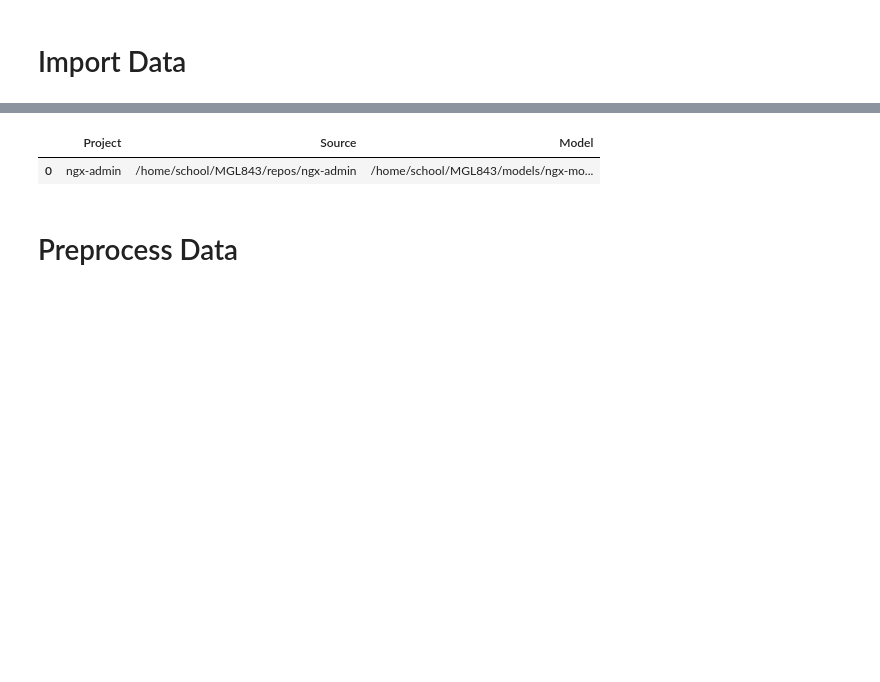
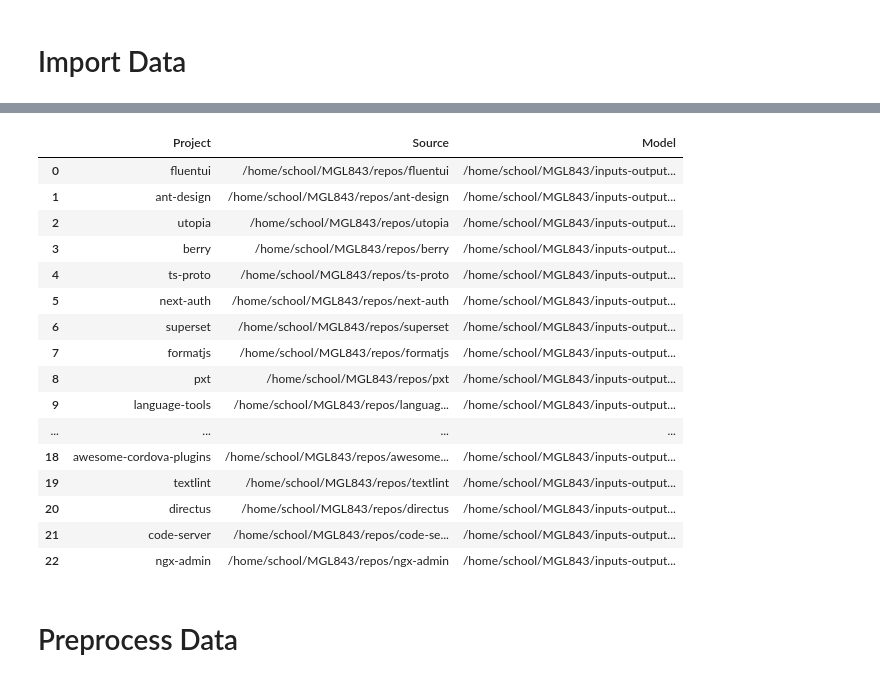
Before and after one commit to hcalex1/MGL843, a Jupyter notebook: notebooks/analysis.ipynb, the cells around one changed output, grey strips where cells are left out. Drawn from its saved outputs; the diff is of its cells as text; code cells hidden in the pictures; blank space fills up the shorter version.

```diff
--- a/notebooks/analysis.ipynb
+++ b/notebooks/analysis.ipynb
@@ -40,9 +46,24 @@ metrics
 # %%
-projects = pd.read_csv("../inputs-outputs/pharo_inputs.csv")
+projects = pd.read_csv("../inputs-outputs/models/repo_list.csv")
 projects
 # %% [output]
 |  | Project | Source | Model |
-| 0 | ngx-admin | /home/school/MGL843/repos/ngx-admin | /home/school/MGL843/models/ngx-mo... |
+| 0 | fluentui | /home/school/MGL843/repos/fluentui | /home/school/MGL843/inputs-output... |
+| 1 | ant-design | /home/school/MGL843/repos/ant-design | /home/school/MGL843/inputs-output... |
+| 2 | utopia | /home/school/MGL843/repos/utopia | /home/school/MGL843/inputs-output... |
+| 3 | berry | /home/school/MGL843/repos/berry | /home/school/MGL843/inputs-output... |
+| 4 | ts-proto | /home/school/MGL843/repos/ts-proto | /home/school/MGL843/inputs-output... |
+| 5 | next-auth | /home/school/MGL843/repos/next-auth | /home/school/MGL843/inputs-output... |
+| 6 | superset | /home/school/MGL843/repos/superset | /home/school/MGL843/inputs-output... |
+| 7 | formatjs | /home/school/MGL843/repos/formatjs | /home/school/MGL843/inputs-output... |
+| 8 | pxt | /home/school/MGL843/repos/pxt | /home/school/MGL843/inputs-output... |
+| 9 | language-tools | /home/school/MGL843/repos/languag... | /home/school/MGL843/inputs-output... |
+| ... | ... | ... | ... |
+| 18 | awesome-cordova-plugins | /home/school/MGL843/repos/awesome... | /home/school/MGL843/inputs-output... |
+| 19 | textlint | /home/school/MGL843/repos/textlint | /home/school/MGL843/inputs-output... |
+| 20 | directus | /home/school/MGL843/repos/directus | /home/school/MGL843/inputs-output... |
+| 21 | code-server | /home/school/MGL843/repos/code-se... | /home/school/MGL843/inputs-output... |
+| 22 | ngx-admin | /home/school/MGL843/repos/ngx-admin | /home/school/MGL843/inputs-output... |
 # %% [markdown]
 # Preprocess Data
 # %% [markdown]
```
Also changed, not shown: parts of 19 cells of this notebook, 4 other files.
